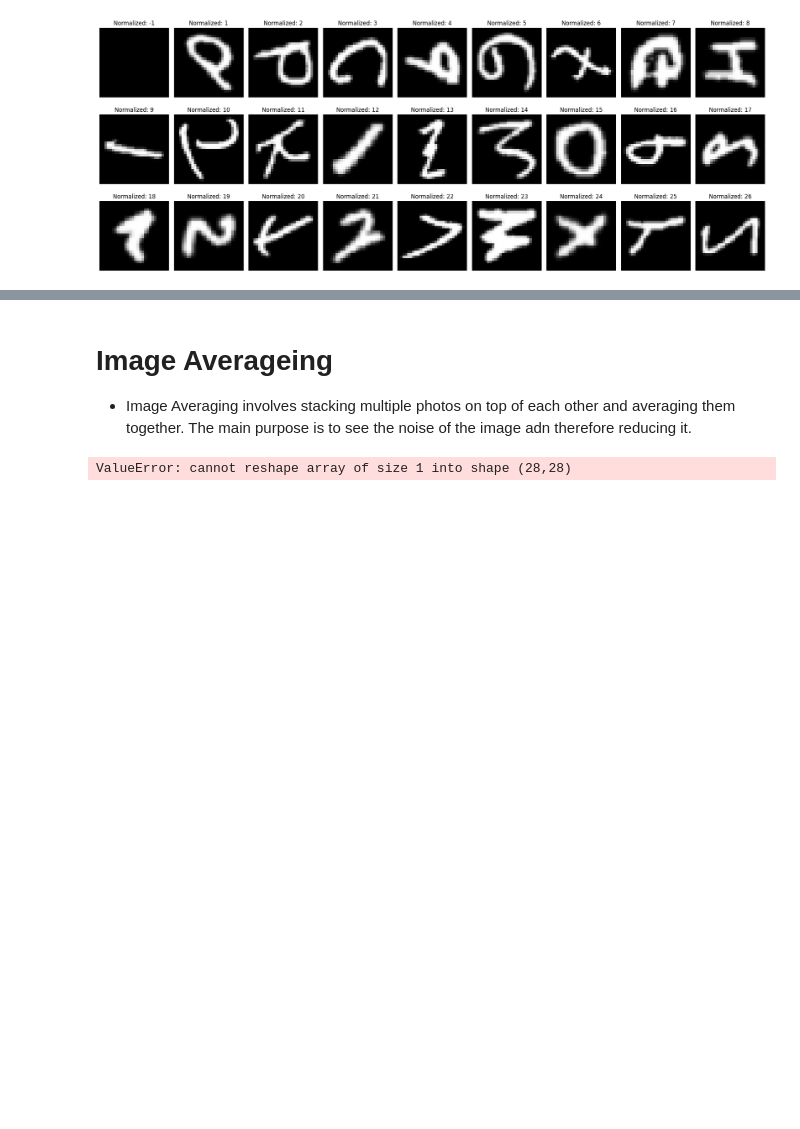
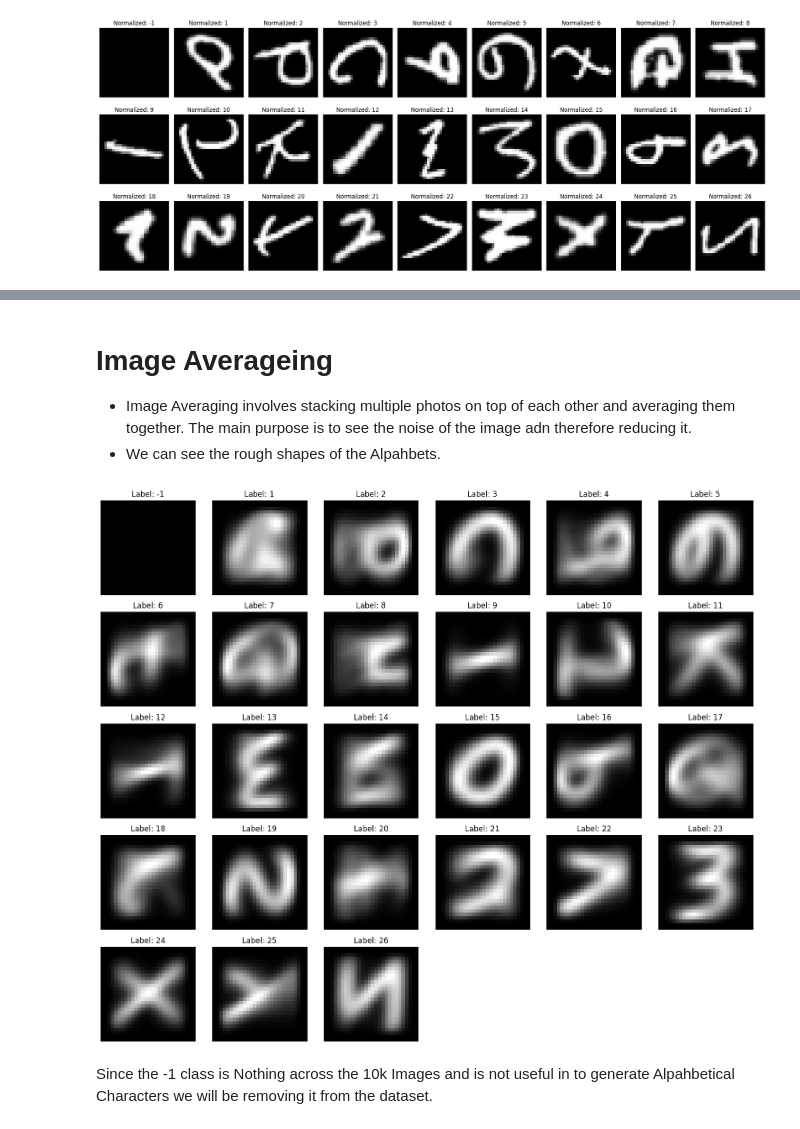
Before and after one commit to REHXZ/DELE_CA2, a Jupyter notebook: Final.ipynb, the cells around one changed output, grey strips where cells are left out. Drawn from its saved outputs; the diff is of its cells as text; code cells hidden in the pictures; blank space fills up the shorter version.

```diff
--- a/Final.ipynb
+++ b/Final.ipynb
@@ -186,17 +233,26 @@ plt.show()
 # Image Averageing
 
 -   Image Averaging involves stacking multiple photos on top of each other and averaging them together. The main purpose is to see the noise of the image adn therefore reducing it.
+-   We can see the rough shapes of the Alpahbets.
-# %%
-label = df[100]  # or specify the index if you are working with a specific row, e.g., df.iloc[0, 0]
-
-# Compute the average image
-average_image = np.mean(df.iloc[100, 1:].values, axis=0)
-average_image = average_image.reshape(28, 28)
-
-# Plot the average image with the label in the title
-plt.imshow(average_image, cmap='gray')
-plt.axis('off')
-plt.title(f'Average Image: {label}')
-plt.show()
-# %% [output]
-ValueError: cannot reshape array of size 1 into shape (28,28)
+# %%
+grouped = df.groupby(df[0])
+num_labels = len(grouped)
+grid_size = int(np.ceil(np.sqrt(num_labels)))
+fig, axes = plt.subplots(grid_size, grid_size, figsize=(15, 15))
+
+for (label, group), ax in zip(grouped, axes.flatten()):
+    average_image = np.mean(group.iloc[:, 1:].values, axis=0)
+    average_image = average_image.reshape(28, 28)
+    ax.imshow(average_image, cmap='gray')
+    ax.axis('off')
+    ax.set_title(f'Label: {label}')
+
+for i in range(num_labels, grid_size * grid_size):
+    fig.delaxes(axes.flatten()[i])
+
+plt.tight_layout()
+plt.show()
+# %% [output]
+[figure, added]
+# %% [markdown]
+Since the -1 class is Nothing across the 10k Images and is not useful in to generate Alpahbetical Characters we will be removing it from the dataset.
```
Also changed, not shown: parts of 17 cells of this notebook.
